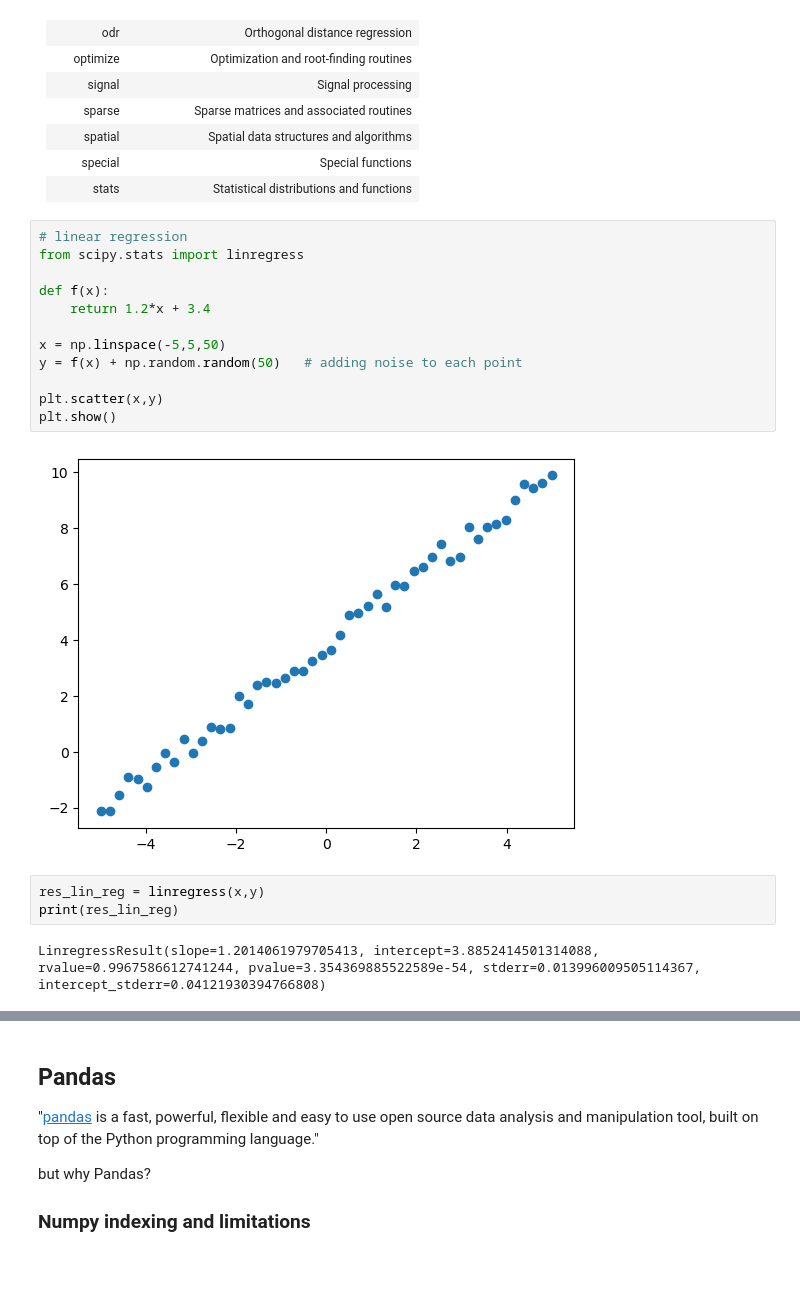
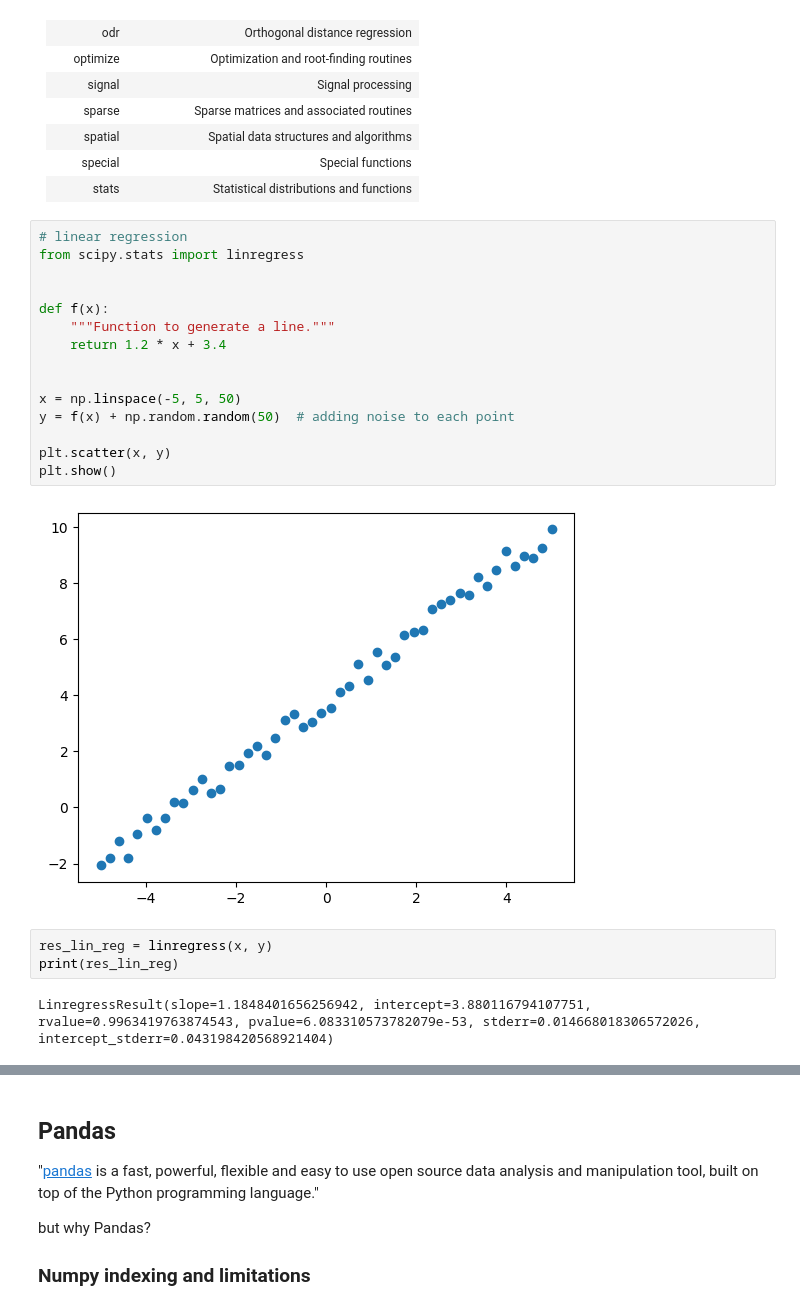
Before and after one commit to yerkoescalona/structural_bioinformatics, a Jupyter notebook: ex00/crash_course.ipynb, the cells around one changed output, grey strips where cells are left out. Drawn from its saved outputs; the diff is of its cells as text; blank space fills up the shorter version.

```diff
--- a/ex00/crash_course.ipynb
+++ b/ex00/crash_course.ipynb
@@ -422,20 +440,23 @@ These are summarized in the following table:
 # %%
 # linear regression
 from scipy.stats import linregress
 
+
 def f(x):
-    return 1.2*x + 3.4
+    """Function to generate a line."""
+    return 1.2 * x + 3.4
 
-x = np.linspace(-5,5,50)
-y = f(x) + np.random.random(50)   # adding noise to each point
 
-plt.scatter(x,y)
+x = np.linspace(-5, 5, 50)
+y = f(x) + np.random.random(50)  # adding noise to each point
+
+plt.scatter(x, y)
 plt.show()
 # %% [output]
-[figure, old version]
+[figure, new version]
 # %%
-res_lin_reg = linregress(x,y)
+res_lin_reg = linregress(x, y)
 print(res_lin_reg)
 # %% [output]
-LinregressResult(slope=1.2014061979705413, intercept=3.8852414501314088, rvalue=0.9967586612741244, pvalue=3.354369885522589e-54, stderr=0.013996009505114367, intercept_stderr=0.04121930394766808)
+LinregressResult(slope=1.1848401656256942, intercept=3.880116794107751, rvalue=0.9963419763874543, pvalue=6.083310573782079e-53, stderr=0.014668018306572026, intercept_stderr=0.043198420568921404)
 # %%
```
Also changed, not shown: parts of 50 cells of this notebook, 1 other file.
